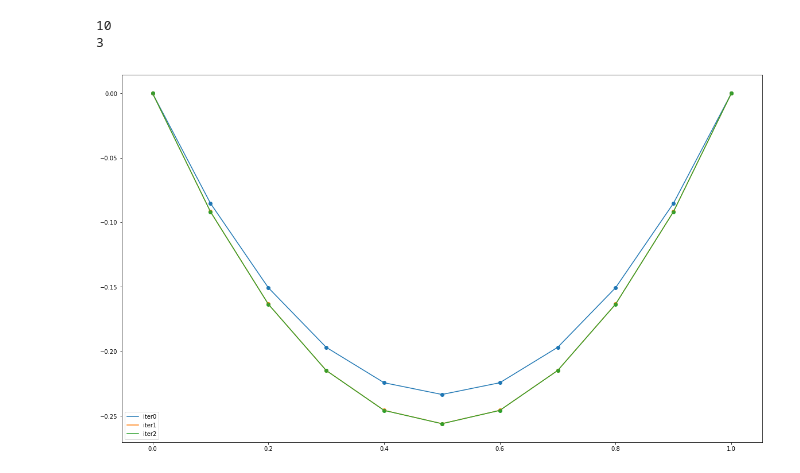
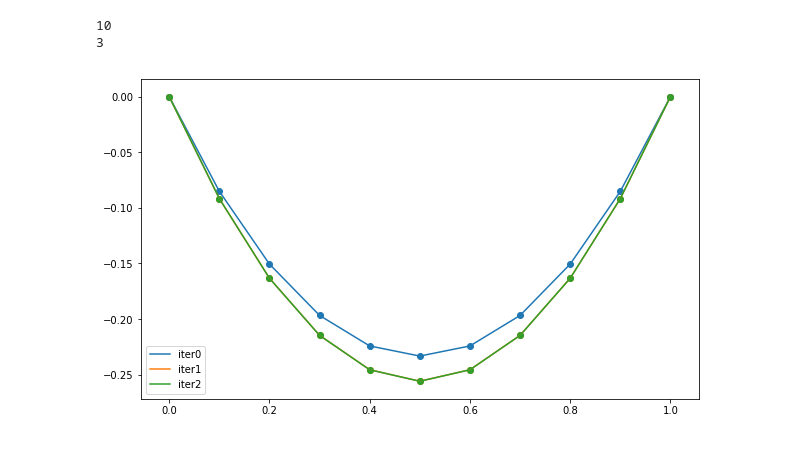
Before and after one commit to rudrasohan/Advanced-Numerical-Techniques, a Jupyter notebook: assignment4.1.ipynb, the cells around one changed output. Drawn from its saved outputs; the diff is of its cells as text; code cells hidden in the pictures.

```diff
--- a/assignment4.1.ipynb
+++ b/assignment4.1.ipynb
@@ -123,14 +123,14 @@ x_range = np.arange(cond.x0, cond.xn+cond.h, cond.h)
 3
 # %%
 t1 = np.arange(cond.x0, cond.xn, 0.001)
-fig = plt.figure(figsize=(20, 40))
+fig = plt.figure(figsize=(10, 20))
 ax = fig.add_subplot(311)
 g = []
 for i in range(len(y)):
     ax.plot(x_range, y[i])
     ax.scatter(x_range, y[i])
     g.append("iter"+str(i))
 ax.legend(tuple(g))
 fig.show()
 # %% [output]
-[figure, old version]
+[figure, new version]
```
Also changed, not shown: parts of 1 cell of this notebook, 2 other files.
